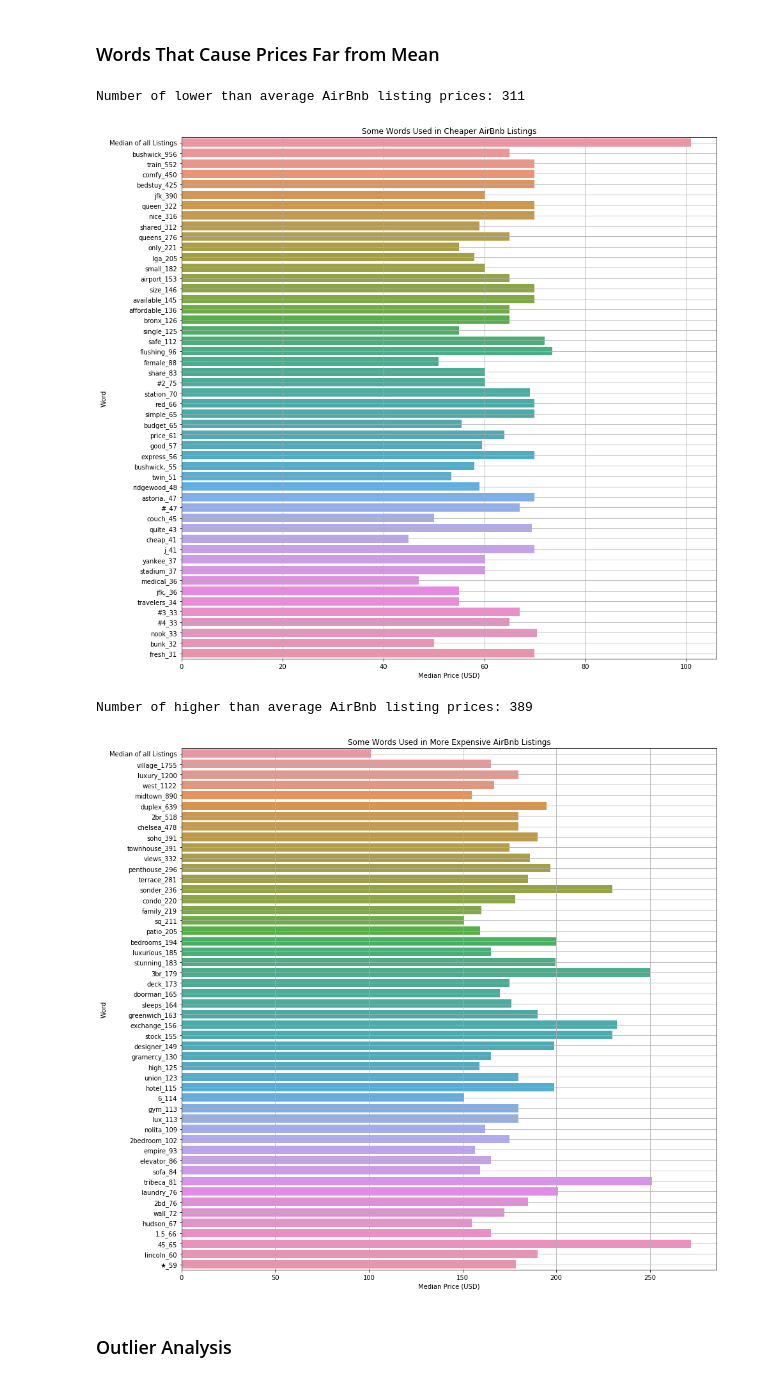
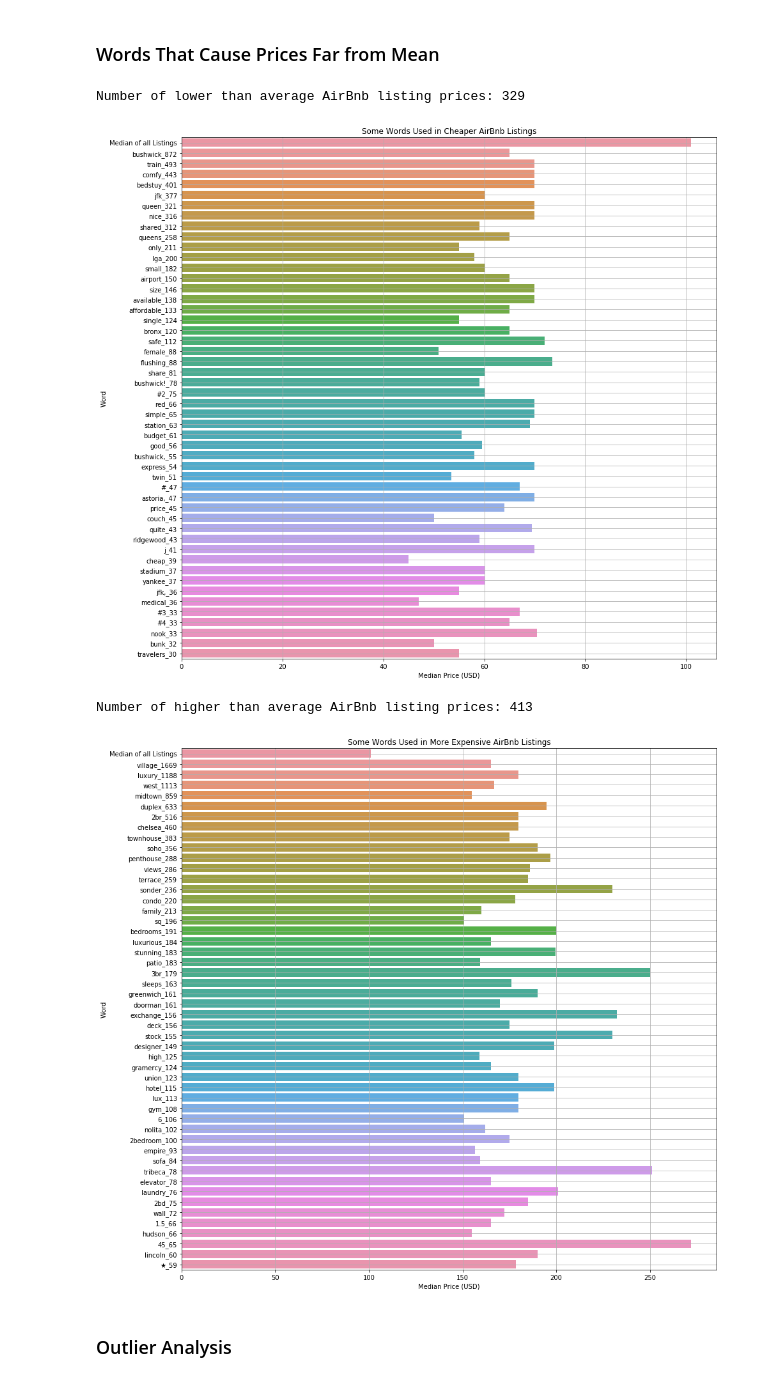
Before and after one commit to mickey-is-codin/airbnb, a Jupyter notebook: notebooks/price_prediction.ipynb, the cells around one changed output. Saved outputs shown, nothing was run; the diff lists cells and outputs as text; code cells hidden in the pictures.

```diff
--- a/notebooks/price_prediction.ipynb
+++ b/notebooks/price_prediction.ipynb
@@ -125,21 +130,26 @@ There seems to be a bit of difficulty correlating any of the features in our dat
 # %%
+bad_chars = [
+    "\(",
+    "\)",
+    "(",
+    ")",
+    "\*",
+    "_",
+    "&",
+    "]",
+    "[",
+    "+",
+    "|",
+    ":",
+    "{",
+    "}",
+    "-",
+]
+
 bnb_df["name"] = bnb_df["name"].str.lower()
-bnb_df["name"] = bnb_df["name"].str.replace("\(", "")
-bnb_df["name"] = bnb_df["name"].str.replace("\)", "")
-bnb_df["name"] = bnb_df["name"].str.replace("(", "")
-bnb_df["name"] = bnb_df["name"].str.replace(")", "")
-bnb_df["name"] = bnb_df["name"].str.replace("\*", "")
-bnb_df["name"] = bnb_df["name"].str.replace("_", "")
-bnb_df["name"] = bnb_df["name"].str.replace("&", "")
-bnb_df["name"] = bnb_df["name"].str.replace("]", "")
-bnb_df["name"] = bnb_df["name"].str.replace("[", "")
-bnb_df["name"] = bnb_df["name"].str.replace("+", "")
-bnb_df["name"] = bnb_df["name"].str.replace("|", "")
-bnb_df["name"] = bnb_df["name"].str.replace(":", "")
-bnb_df["name"] = bnb_df["name"].str.replace("{", "")
-bnb_df["name"] = bnb_df["name"].str.replace("}", "")
-bnb_df["name"] = bnb_df["name"].str.replace("-", "")
-bnb_df["name"] = bnb_df["name"].str.replace("!", "")
+
+for char in bad_chars:
+    bnb_df["name"] = bnb_df["name"].str.replace(char, "")
 
 word_dist = bnb_df.name.str.split(expand=True).stack().value_counts()
 
@@ -190,6 +200,8 @@ word_price_medians = []
 
 low_price_thresh  = np.percentile(bnb_df["price"], 30)
 high_price_thresh = np.percentile(bnb_df["price"], 70)
+
+median_price_thresh = np.percentile(bnb_df["price"], 50)
 
 very_low_price_thresh  = np.percentile(bnb_df["price"], 1)
 very_high_price_thresh = np.percentile(bnb_df["price"], 99)
@@ -220,7 +232,8 @@ for price_ix, price in enumerate(word_price_medians):
         cheap_words.append(word_list[price_ix])
         cheap_means.append(price)
 
-#random.shuffle(cheap_words[1:])
+random.seed(datetime.now())
+random.shuffle(cheap_words[1:])
 
 print("Number of lower than average AirBnb listing prices: {}".format(len(cheap_means)-1))
 
@@ -236,35 +249,36 @@ plt.grid("on")
 plt.title("Some Words Used in Cheaper AirBnb Listings")
 plt.show()
 # %% [output]
-Number of lower than average AirBnb listing prices: 311
+Number of lower than average AirBnb listing prices: 329
-[figure, old version]
+[figure, new version]
 # %%
 rich_words = ["Median of all Listings"]
 rich_means = [median_price_thresh]
 
 for price_ix, price in enumerate(word_price_medians):
     if price > high_price_thresh:
         rich_words.append(word_list[price_ix])
         rich_means.append(price)
 
-#random.shuffle(rich_words[1:])
+random.seed(datetime.now())
+random.shuffle(rich_words[1:])
 
 print("Number of higher than average AirBnb listing prices: {}".format(len(rich_means)-1))
 
 num_rich_words = 50
 
 plt.figure(figsize=(15,15))
 
 ax = sns.barplot(rich_means[:num_rich_words], rich_words[:num_rich_words])
 
 plt.xlabel("Median Price (USD)")
 plt.ylabel("Word")
 plt.grid("on")
 plt.title("Some Words Used in More Expensive AirBnb Listings")
 plt.show()
 # %% [output]
-Number of higher than average AirBnb listing prices: 389
+Number of higher than average AirBnb listing prices: 413
-[figure, old version]
+[figure, new version]
 # %%
 cheap_df = bnb_df[bnb_df["price"] > high_price_thresh]
 rich_df  = bnb_df[bnb_df["price"] < low_price_thresh]
```
Also changed, not shown: parts of 12 cells of this notebook, 1 other file.
